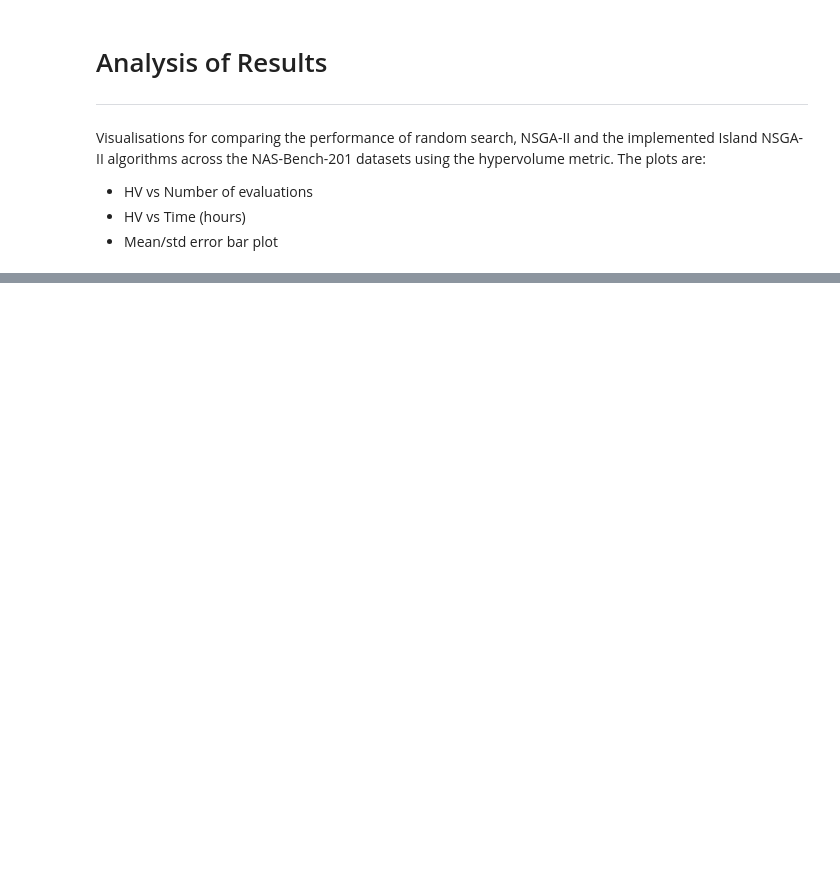
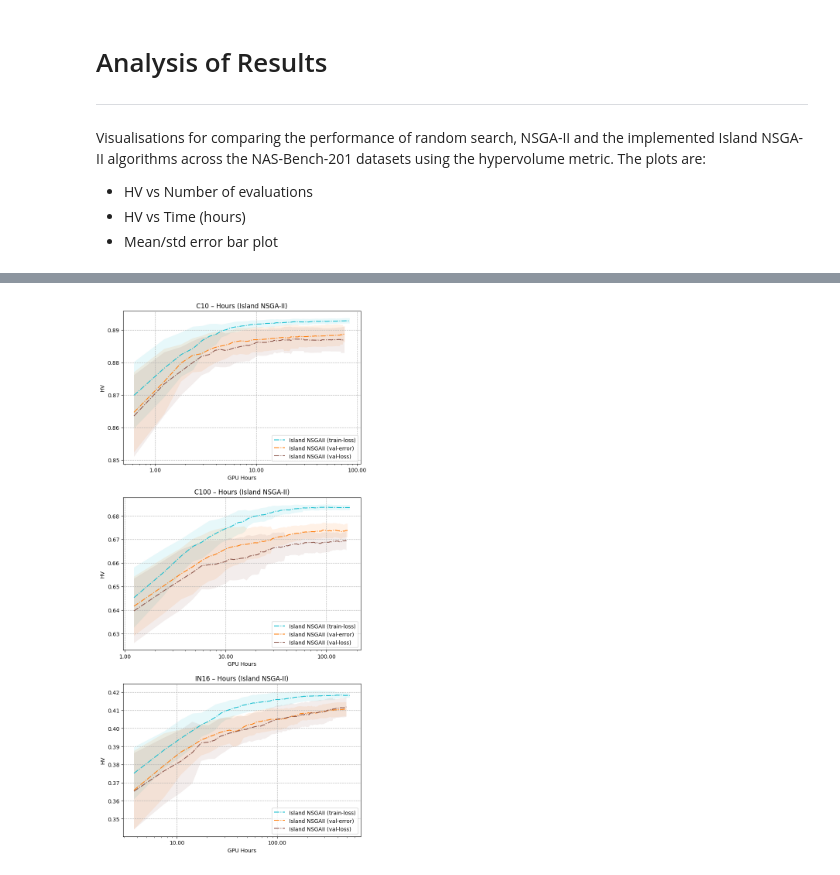
Before and after one commit to oUesio/NAS-NSGAII-Island, a Jupyter notebook: nas.ipynb, the cells around one changed output, grey strips where cells are left out. Saved outputs shown, nothing was run; the diff lists cells and outputs as text; code cells hidden in the pictures; blank space fills up the shorter version.

```diff
--- a/nas.ipynb
+++ b/nas.ipynb
@@ -3770,0 +3340,15 @@ plt.show()
+# %%
+# Convergence curves by hours for performance metrics
+fig_hours_island, axes_hours_island = plt.subplots(len(datasets), 1, figsize=(8, 5 * len(datasets)))
+for i, dataset in enumerate(datasets):
+    dataset_abbrev = DATASET_CONFIGS[dataset]['abbrev']
+    raw_cache = raw_results[dataset_abbrev]
+
+    visualize_island_nsgaii(axes_hours_island[i], metric, 'hours', raw_cache)
+    axes_hours_island[i].set_title(f'{dataset_abbrev} – Hours (Island NSGA-II)')
+
+plt.tight_layout(pad=4.0)
+plt.savefig(os.path.join(RES_PATH, 'HV_curves_hours_island.jpg'), bbox_inches='tight', dpi=300)
+plt.show()
+# %% [output]
+[figure, added]
```
Also changed, not shown: parts of 14 cells of this notebook.
